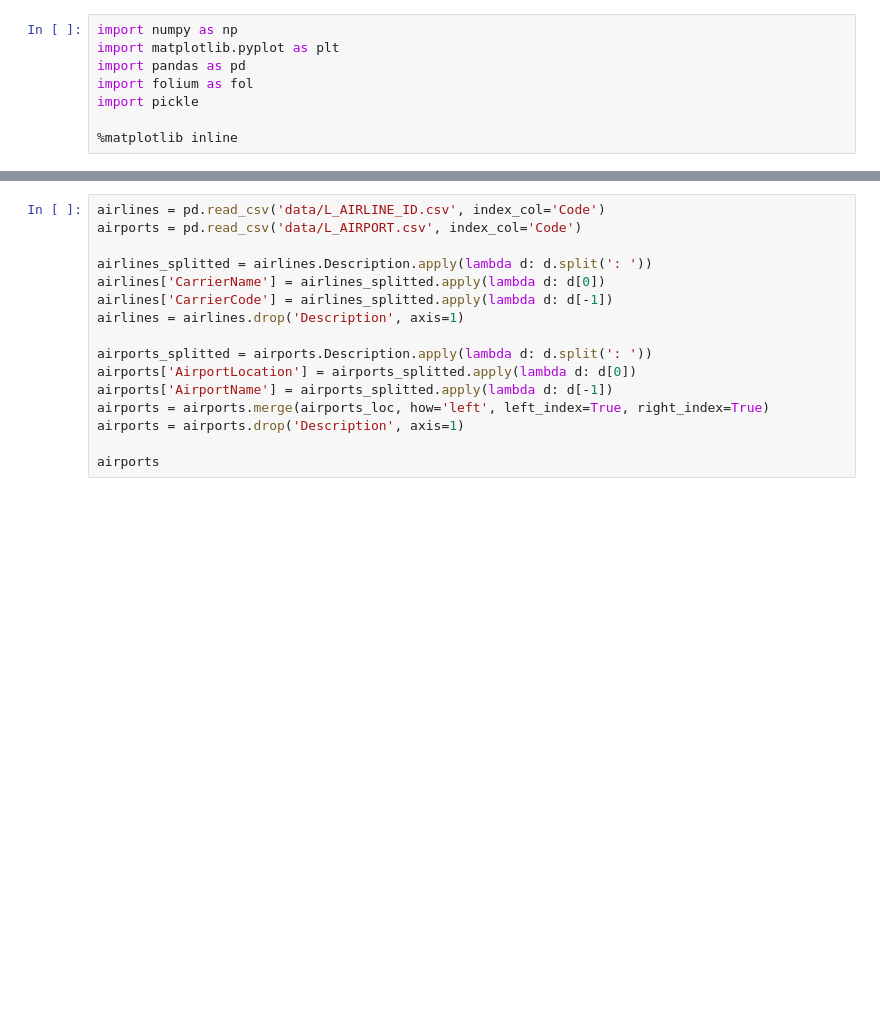
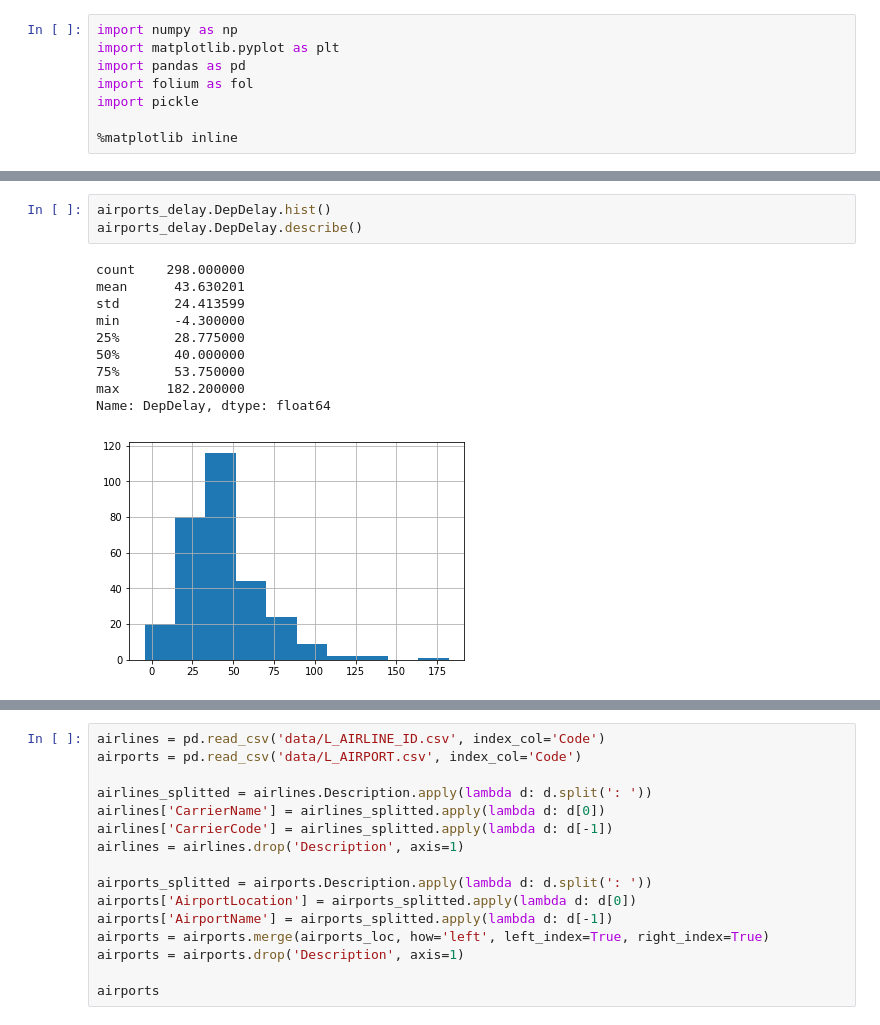
Before and after one commit to sourabhlal/FlightDelaysViz, a Jupyter notebook: FlightDelays.ipynb, the cells around one changed output, grey strips where cells are left out. Saved outputs shown, nothing was run; the diff lists cells and outputs as text; blank space fills up the shorter version.

```diff
--- a/FlightDelays.ipynb
+++ b/FlightDelays.ipynb
@@ -78,0 +96,14 @@ airports_delay
+# %%
+airports_delay.DepDelay.hist()
+airports_delay.DepDelay.describe()
+# %% [output]
+count    298.000000
+mean      43.630201
+std       24.413599
+min       -4.300000
+25%       28.775000
+50%       40.000000
+75%       53.750000
+max      182.200000
+Name: DepDelay, dtype: float64
+[figure, added]
```
Also changed, not shown: parts of 4 cells of this notebook, 7 other files.
